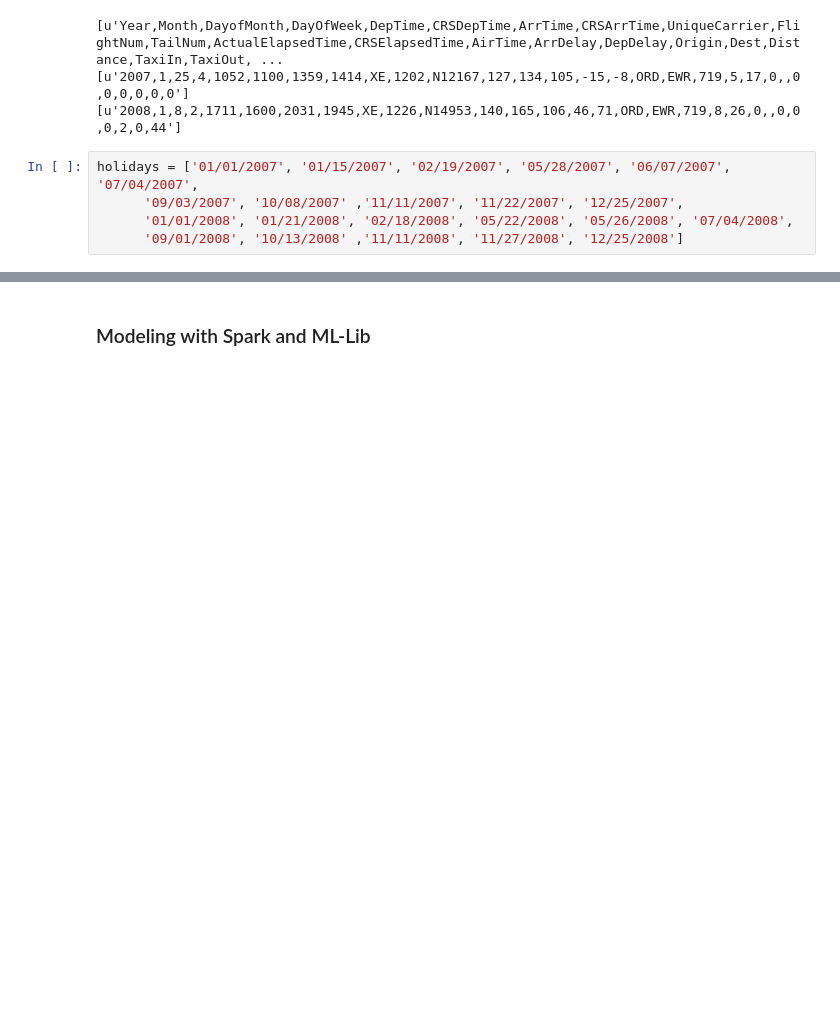
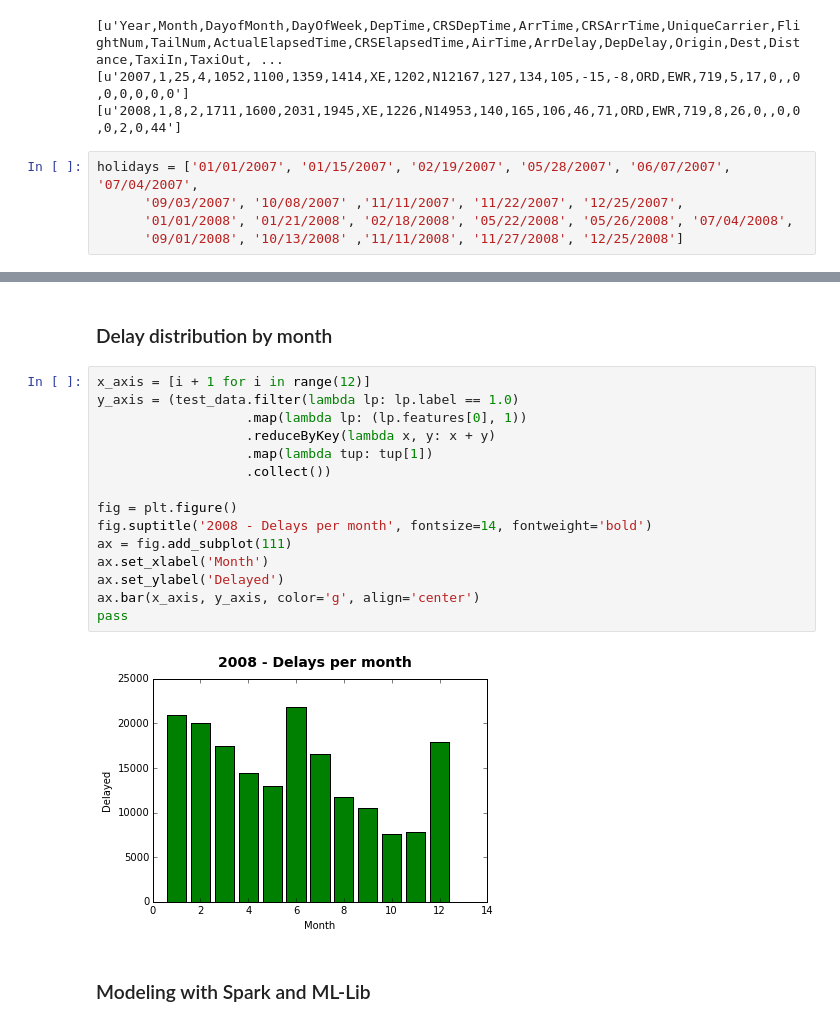
Before and after one commit to bsalimi/flight-delay, a Jupyter notebook: flight_delay.ipynb, the cells around one changed output, grey strips where cells are left out. Cells and saved outputs as stored; diff of their text form; blank space fills up the shorter version.

```diff
--- a/flight_delay.ipynb
+++ b/flight_delay.ipynb
@@ -116,3 +137,22 @@ print test_data.take(1)
+# %% [markdown]
+<h3>Delay distribution by month</h3>
+# %%
+x_axis = [i + 1 for i in range(12)]
+y_axis = (test_data.filter(lambda lp: lp.label == 1.0)
+                   .map(lambda lp: (lp.features[0], 1))
+                   .reduceByKey(lambda x, y: x + y)
+                   .map(lambda tup: tup[1])
+                   .collect())
+
+fig = plt.figure()
+fig.suptitle('2008 - Delays per month', fontsize=14, fontweight='bold')
+ax = fig.add_subplot(111)
+ax.set_xlabel('Month')
+ax.set_ylabel('Delayed')
+ax.bar(x_axis, y_axis, color='g', align='center')
+pass
+# %% [output]
+[figure, added]
 # %% [markdown]
 <h3>Modeling with Spark and ML-Lib</h3>
 # %%
```
Also changed, not shown: parts of 8 cells of this notebook.
